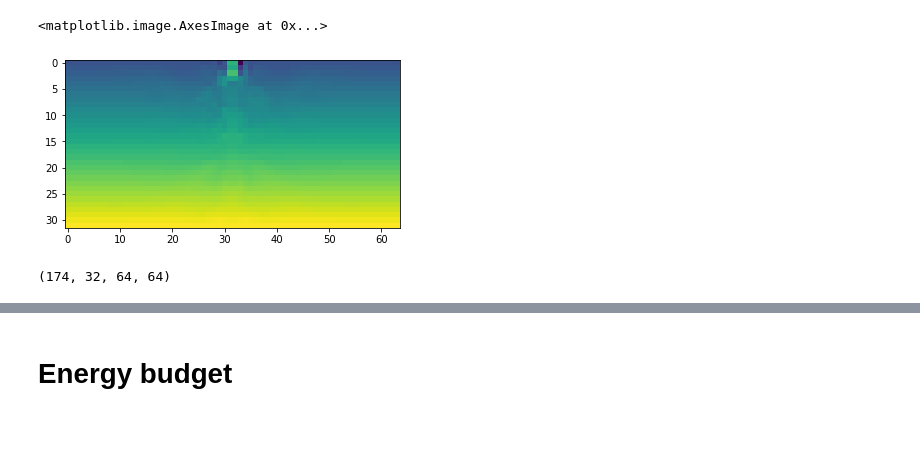
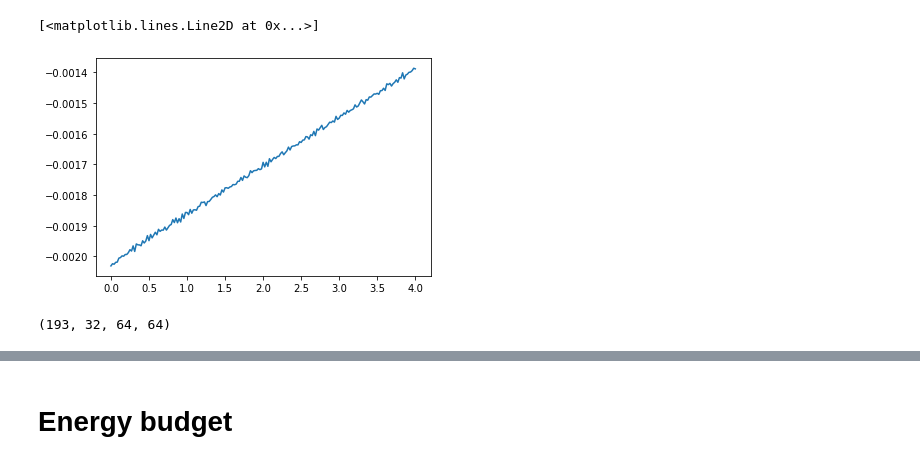
Before and after one commit to cpierard/Nyles, a Jupyter notebook: notebooks/Energy_Budget.ipynb, the cells around one changed output, grey strips where cells are left out. Drawn from its saved outputs; the diff is of its cells as text; code cells hidden in the pictures; blank space fills up the shorter version.

```diff
--- a/notebooks/Energy_Budget.ipynb
+++ b/notebooks/Energy_Budget.ipynb
@@ -19 +42,8 @@ def z_r(b):
+# %%
+heat_content = exp.Volume_integral('b', r_lim, z_lim)
+# %%
+plt.plot(time, heat_content)
+# %% [output]
+[<matplotlib.lines.Line2D at 0x...>]
+[figure, added]
 # %%
@@ -23,9 +52,4 @@ aa = z_r(b)
-# %%
-plt.imshow(aa[10, :, :, 31])
-# %% [output]
-<matplotlib.image.AxesImage at 0x...>
-[figure, removed]
 # %%
-aa.shape
+b.shape
 # %% [output]
-(174, 32, 64, 64)
+(193, 32, 64, 64)
```
Also changed, not shown: parts of 38 cells of this notebook, 1 other file.
